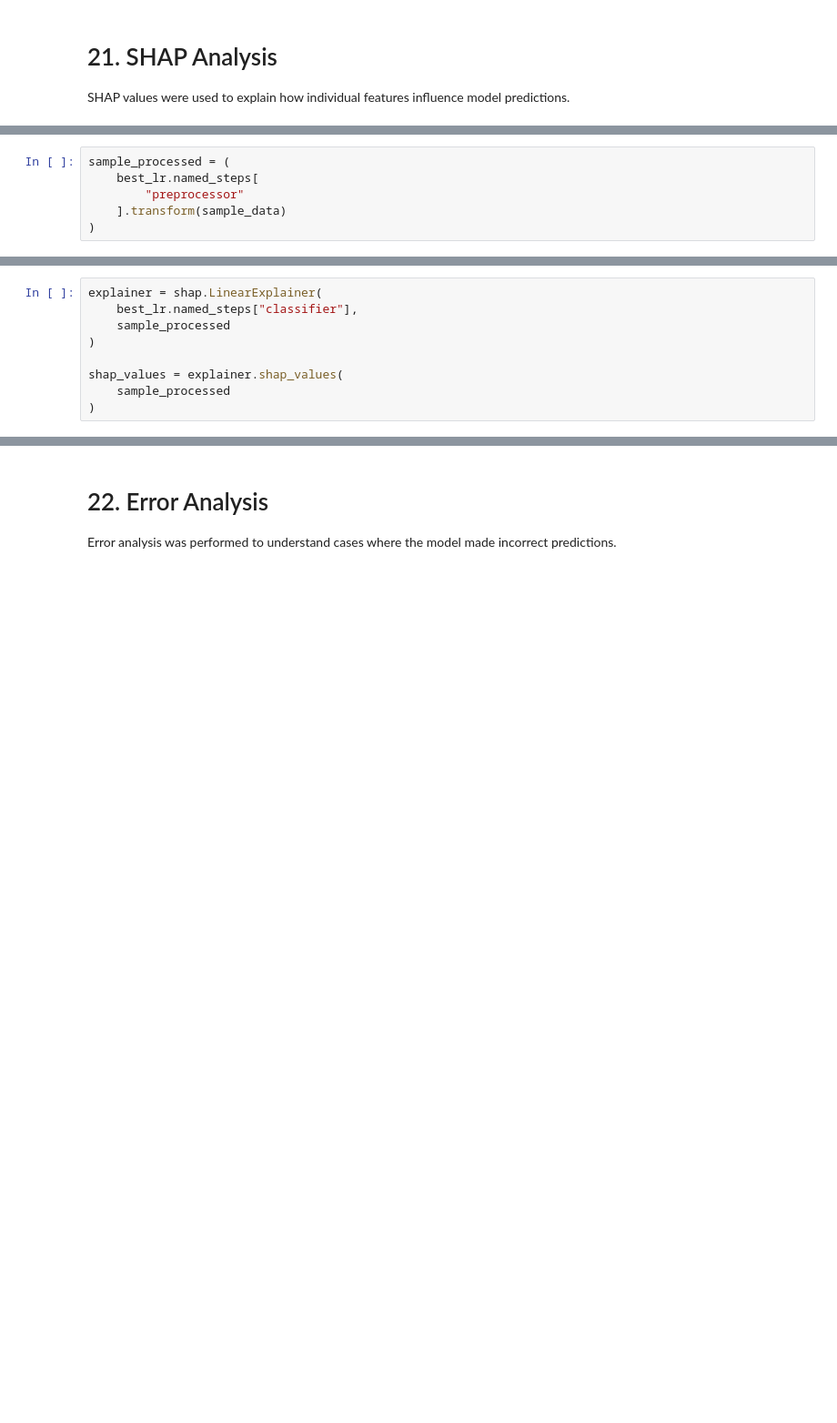
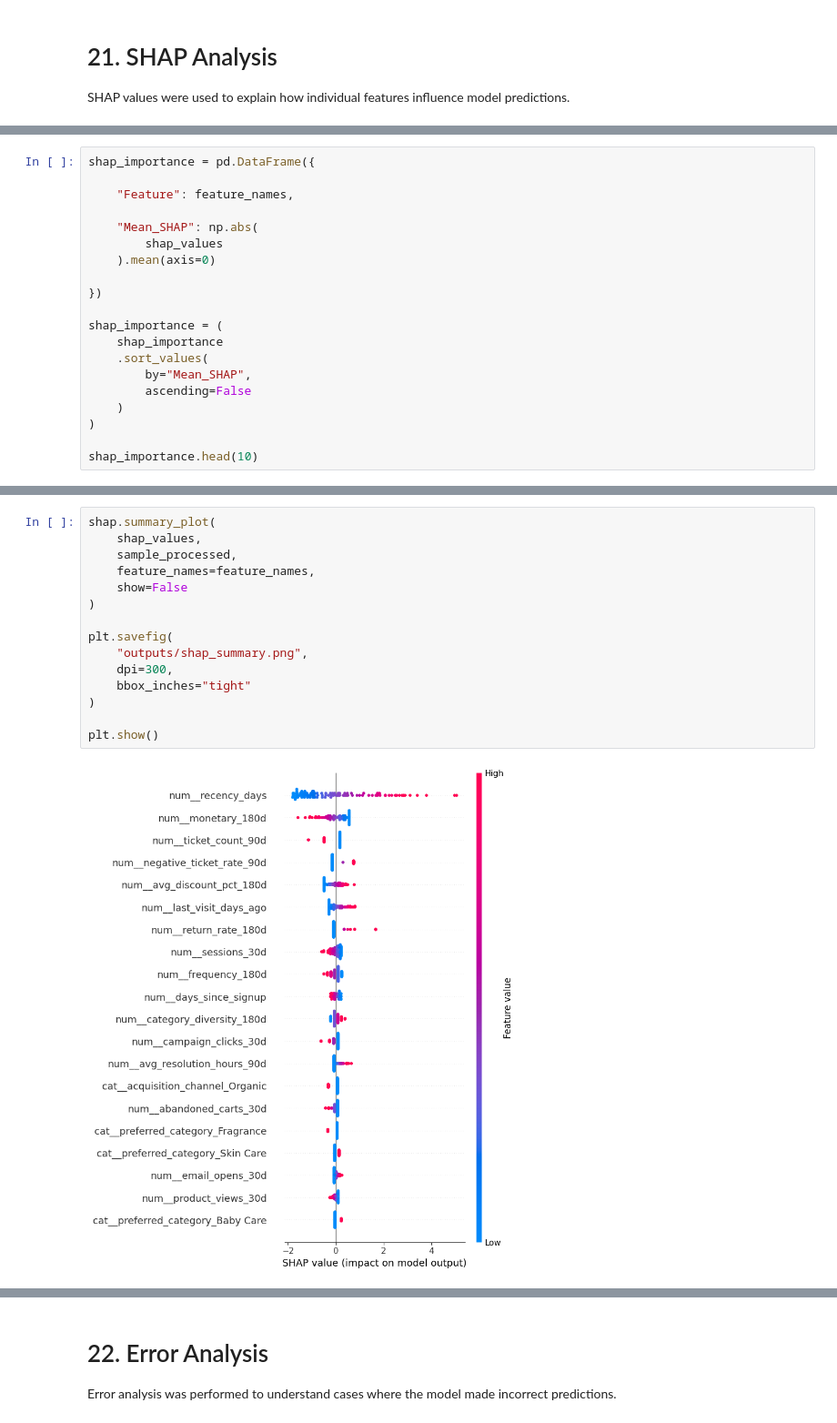
Before and after one commit to Deepika825325/part3-churn-prediction-model-card, a Jupyter notebook: churn_model.ipynb, the cells around one changed output, grey strips where cells are left out. Shown at 91% size. Saved outputs shown, nothing was run; the diff lists cells and outputs as text; blank space fills up the shorter version.

```diff
--- a/churn_model.ipynb
+++ b/churn_model.ipynb
@@ -2574,6 +2995,20 @@ sample_data = X_val.sample(
 # %%
-sample_processed = (
-    best_lr.named_steps[
-        "preprocessor"
-    ].transform(sample_data)
+shap_importance = pd.DataFrame({
+
+    "Feature": feature_names,
+
+    "Mean_SHAP": np.abs(
+        shap_values
+    ).mean(axis=0)
+
+})
+
+shap_importance = (
+    shap_importance
+    .sort_values(
+        by="Mean_SHAP",
+        ascending=False
+    )
 )
+
+shap_importance.head(10)
@@ -2580,9 +3027,17 @@ sample_processed = (
 # %%
-explainer = shap.LinearExplainer(
-    best_lr.named_steps["classifier"],
-    sample_processed
+shap.summary_plot(
+    shap_values,
+    sample_processed,
+    feature_names=feature_names,
+    show=False
 )
 
-shap_values = explainer.shap_values(
-    sample_processed
+plt.savefig(
+    "outputs/shap_summary.png",
+    dpi=300,
+    bbox_inches="tight"
 )
+
+plt.show()
+# %% [output]
+[figure, added]
```
Also changed, not shown: parts of 45 cells of this notebook, 3 other files.
